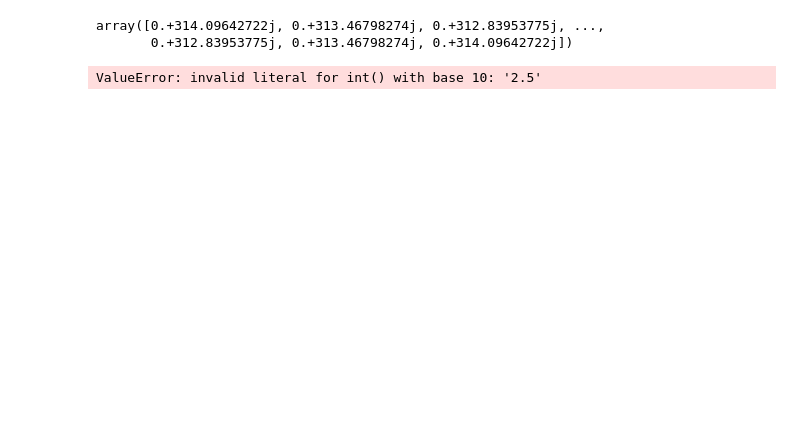
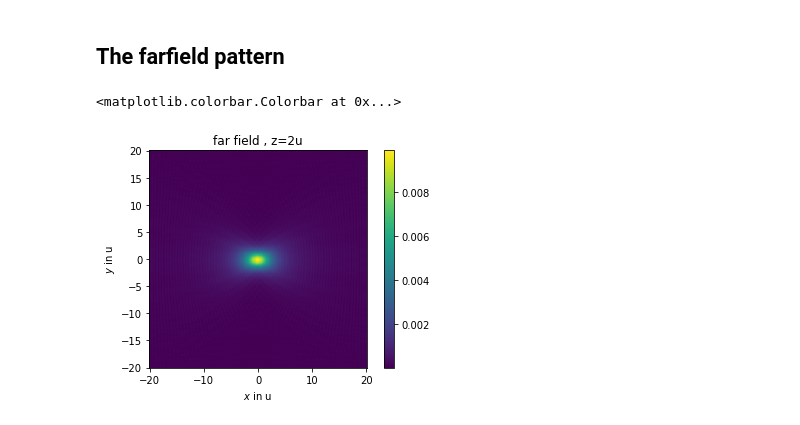
Before and after one commit to LbZy-3/PWD, a Jupyter notebook: PWD.ipynb, the cells around one changed output. Saved outputs shown, nothing was run; the diff lists cells and outputs as text; code cells hidden in the pictures; blank space fills up the shorter version.

```diff
--- a/PWD.ipynb
+++ b/PWD.ipynb
@@ -93,10 +106,14 @@ plt.pcolor(x,zz,np.log(abs(SIGz)))
-# %%
-kz
-# %% [output]
-array([0.+314.09642722j, 0.+313.46798274j, 0.+312.83953775j, ...,
-       0.+312.83953775j, 0.+313.46798274j, 0.+314.09642722j])
-# %%
-d=2.5
-int(str(d))
-# %% [output]
-ValueError: invalid literal for int() with base 10: '2.5'
+# %% [markdown]
+## The farfield pattern
+# %%
+fig4, ax4 = plt.subplots()
+
+pcm4 = ax4.pcolor(x,y,np.abs(SIGz))
+ax4.axis('square')
+ax4.set_xlabel(r'$x$ in u')
+ax4.set_ylabel(r'$y$ in u')
+ax4.set_title('far field , z='+ str(distance)+'u')
+plt.colorbar(pcm4,ax=ax4)
+# %% [output]
+<matplotlib.colorbar.Colorbar at 0x...>
+[figure, added]
```
Also changed, not shown: parts of 21 cells of this notebook.
